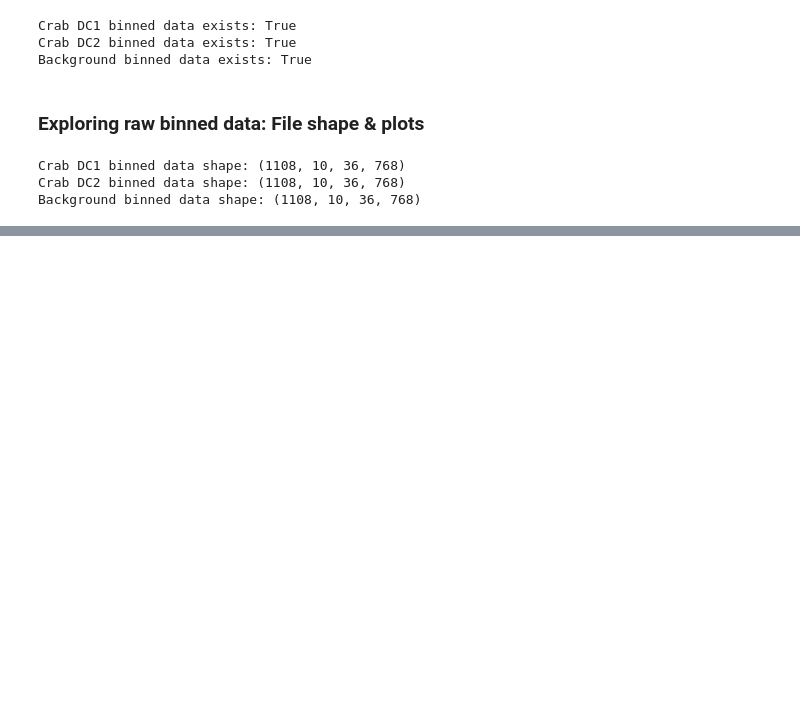
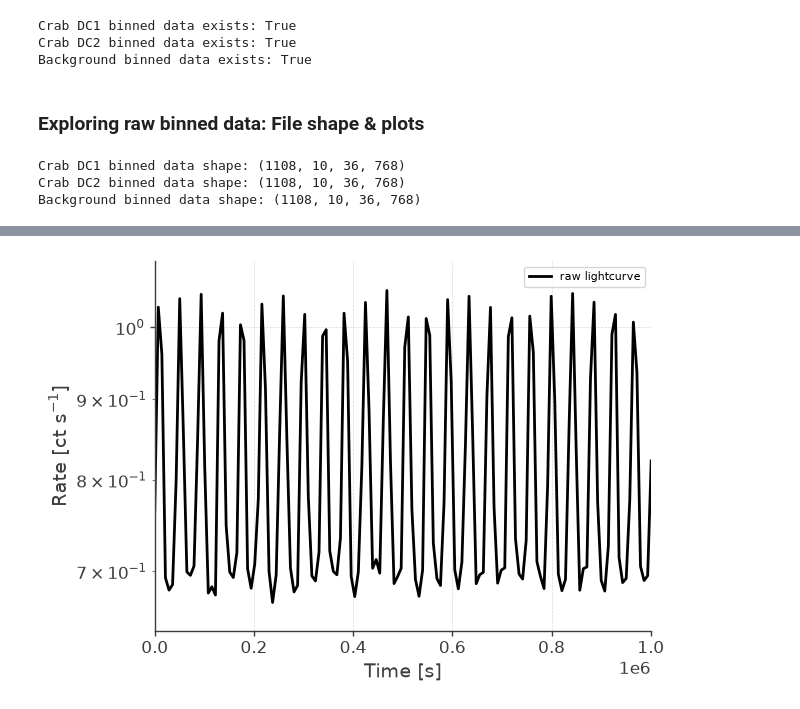
Before and after one commit to mquezada13/data-challenge-2-exploration, a Jupyter notebook: notebooks/Crab_spectral_fitanalysis.ipynb, the cells around one changed output, grey strips where cells are left out. Drawn from its saved outputs; the diff is of its cells as text; code cells hidden in the pictures; blank space fills up the shorter version.

```diff
--- a/notebooks/Crab_spectral_fitanalysis.ipynb
+++ b/notebooks/Crab_spectral_fitanalysis.ipynb
@@ -149,0 +191,7 @@ Background binned data shape: (1108, 10, 36, 768)
+# %%
+# Plotting DC1 lightcurve
+plt.figure()
+plt.xlim(0, 1e6)
+analysis1.get_raw_lightcurve(show_plots=True)
+# %% [output]
+[figure, added]
```
Also changed, not shown: parts of 9 cells of this notebook, 6 other files.
